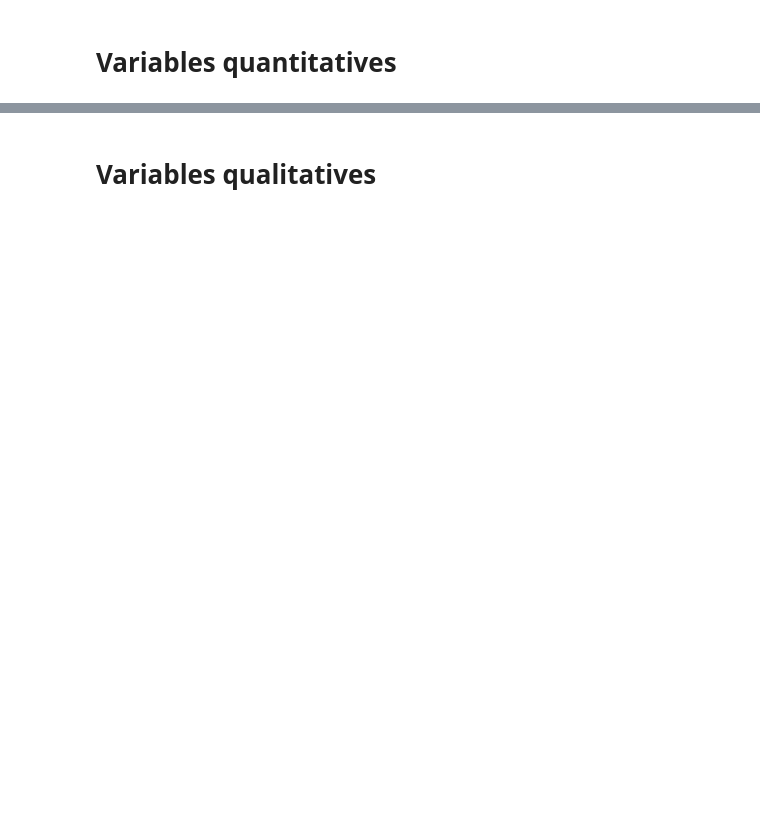
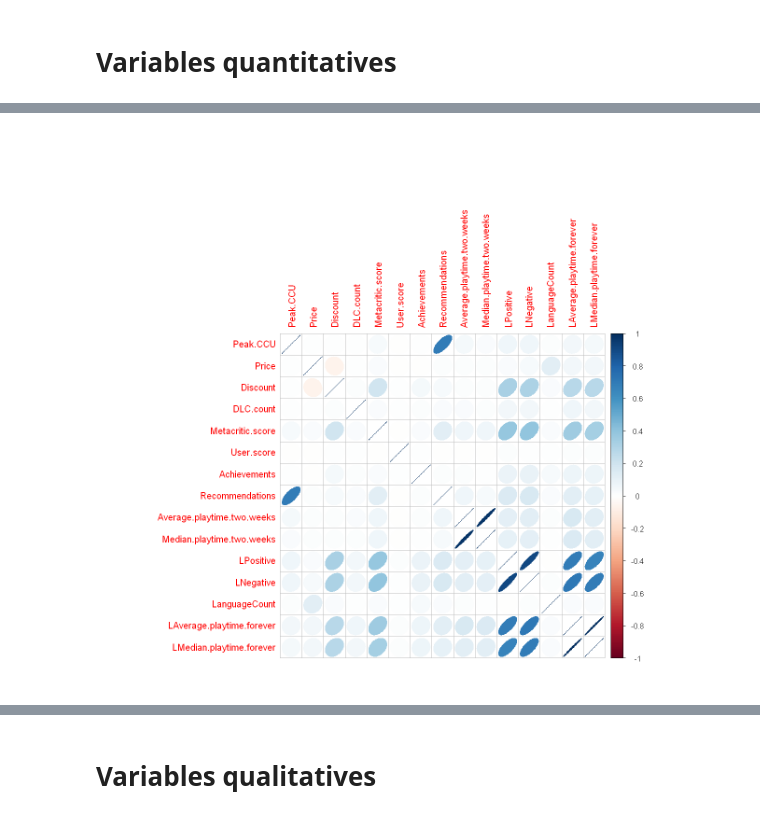
Before and after one commit to LjAquinox/Projet_Analyse_Steam, a Jupyter notebook: notebook_R_lukas.ipynb, the cells around one changed output, grey strips where cells are left out. Cells and saved outputs as stored; diff of their text form; code cells hidden in the pictures; blank space fills up the shorter version.

Commit message:
pCA+ cleaning the data

```diff
--- a/notebook_R_lukas.ipynb
+++ b/notebook_R_lukas.ipynb
@@ -99,0 +403,27 @@ Après analyse, nous avons identifié la présence de doublons homonymes (jeux p
+# %%
+data_rename <- data5 %>%
+  mutate(Estimated.owners = fct_recode(Estimated.owners,
+    "0"           = "0 - 0",
+    "0-20K"       = "0 - 20000",
+    "20K-50K"     = "20000 - 50000",
+    "50K-100K"    = "50000 - 100000",
+    "100K-200K"   = "100000 - 200000",
+    "200K-500K"   = "200000 - 500000",
+    "500K-1M"     = "500000 - 1000000",
+    "1M-2M"       = "1000000 - 2000000",
+    "2M-5M"       = "2000000 - 5000000",
+    "5M-10M"      = "5000000 - 10000000",
+    "10M-20M"     = "10000000 - 20000000",
+    "20M-50M"     = "20000000 - 50000000",
+    "50M-100M"    = "50000000 - 100000000",
+    "100M-200M"   = "100000000 - 200000000"
+  ))
+
+ordre_logique <- c(
+  "0", "0-20K", "20K-50K", "50K-100K", "100K-200K",
+  "200K-500K", "500K-1M", "1M-2M", "2M-5M", "5M-10M",
+  "10M-20M", "20M-50M", "50M-100M", "100M-200M"
+)
+
+data_ready <- data_rename %>%
+  mutate(Estimated.owners = fct_relevel(Estimated.owners, ordre_logique))
@@ -102,14 +452,3 @@ On va d'abord afficher toutes les variables restantes pour voir si pour pouvoir
 # %%
-
-for (col in colnames(data_filtered)) {
-  # On vérifie si la colonne est est celle d'une variable quantitatives
-  if(is.numeric(data_filtered[[col]])) {
-
-    p <- ggplot(data_filtered, aes(x = .data[[col]])) +
-      geom_histogram(aes(y = after_stat(density)), alpha = 0.6, fill = "gray",bins=100) +
-      theme_minimal() +
-      labs(title = paste("Distribution de :", col))
-
-    print(p)
-  }
-}
+data_quanti<- data_ready %>%
+  select(where(is.numeric))
@@ -117,0 +475,5 @@ Puisque nous n'avons pas encore filtré les variables et que pour beaucoup de je
+# %%
+options(repr.plot.width = 10, repr.plot.height =10)
+corrplot(cor(data_quanti),method="ellipse")
+# %% [output]
+[figure, added]
```
Also changed, not shown: parts of 44 cells of this notebook.
